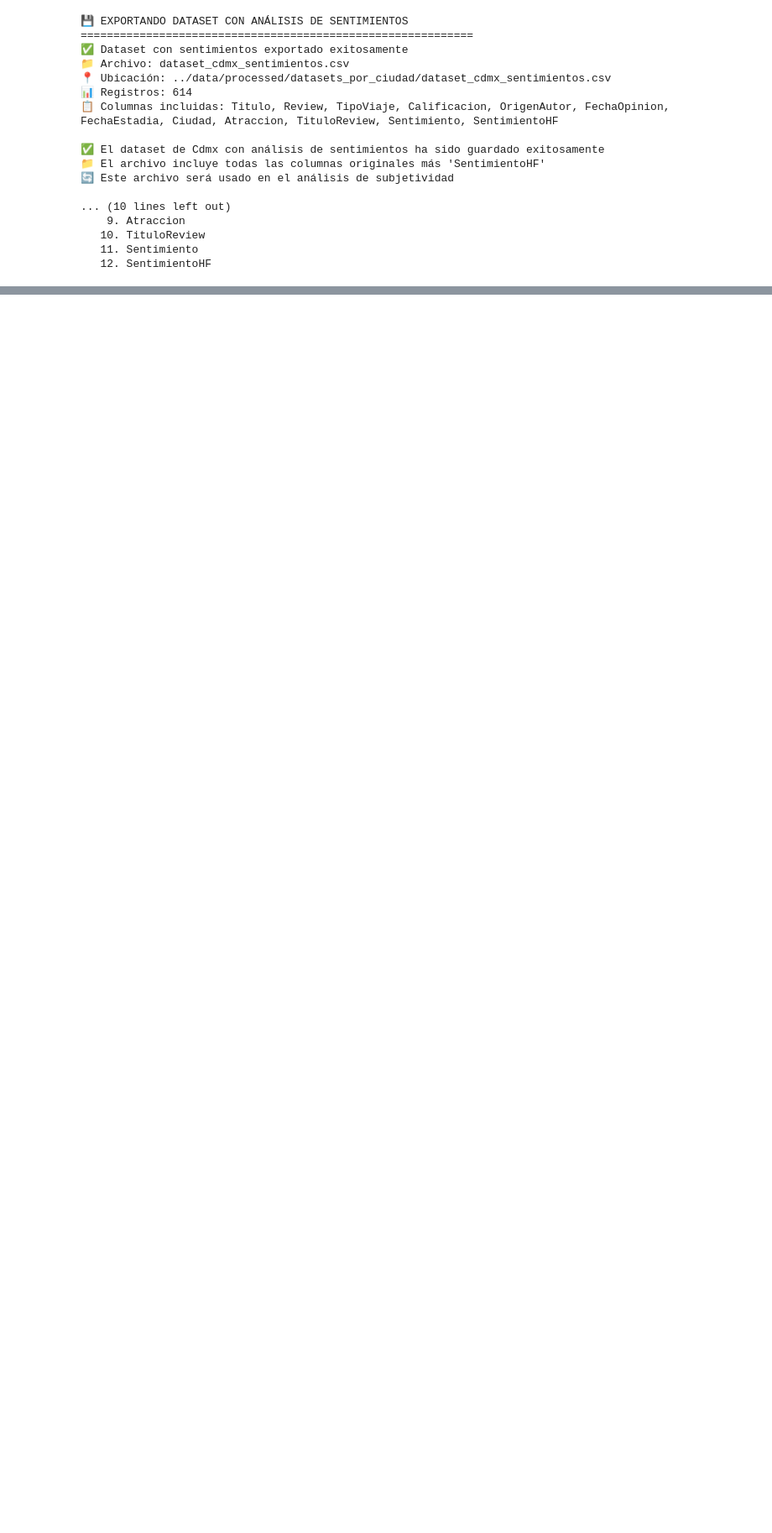
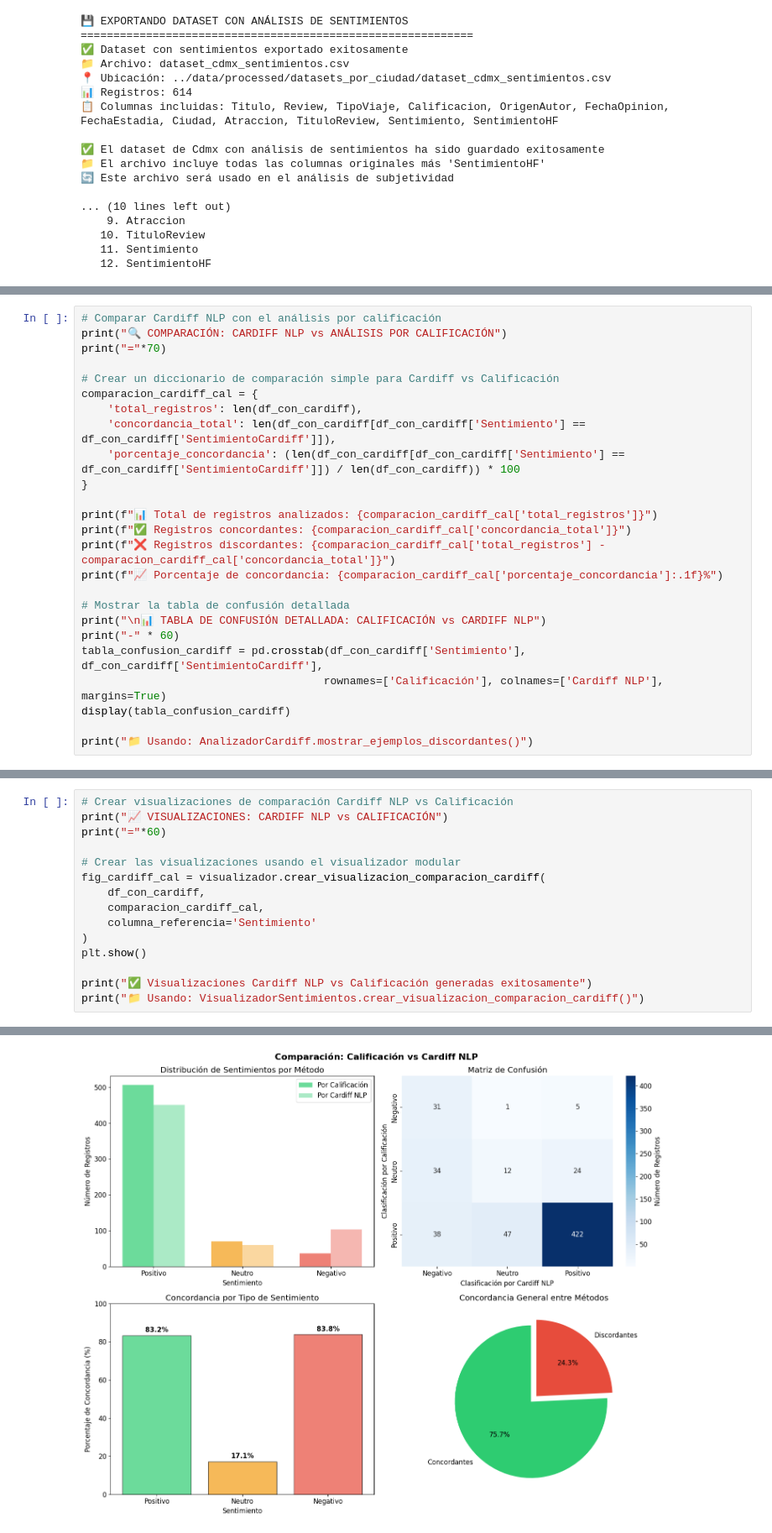
Before and after one commit to VictorWKey/AI-Tourism-Opinion-Analyzer, a Jupyter notebook: notebooks/02-analisis-de-sentimientos.ipynb, the cells around one changed output, grey strips where cells are left out. Shown at 84% size. Cells and saved outputs as stored; diff of their text form; blank space fills up the shorter version.

```diff
--- a/notebooks/02-analisis-de-sentimientos.ipynb
+++ b/notebooks/02-analisis-de-sentimientos.ipynb
@@ -499,0 +608,25 @@ for i, col in enumerate(df_con_hf.columns, 1):
+# %%
+# Comparar Cardiff NLP con el análisis por calificación
+print("🔍 COMPARACIÓN: CARDIFF NLP vs ANÁLISIS POR CALIFICACIÓN")
+print("="*70)
+
+# Crear un diccionario de comparación simple para Cardiff vs Calificación
+comparacion_cardiff_cal = {
+    'total_registros': len(df_con_cardiff),
+    'concordancia_total': len(df_con_cardiff[df_con_cardiff['Sentimiento'] == df_con_cardiff['SentimientoCardiff']]),
+    'porcentaje_concordancia': (len(df_con_cardiff[df_con_cardiff['Sentimiento'] == df_con_cardiff['SentimientoCardiff']]) / len(df_con_cardiff)) * 100
+}
+
+print(f"📊 Total de registros analizados: {comparacion_cardiff_cal['total_registros']}")
+print(f"✅ Registros concordantes: {comparacion_cardiff_cal['concordancia_total']}")
+print(f"❌ Registros discordantes: {comparacion_cardiff_cal['total_registros'] - comparacion_cardiff_cal['concordancia_total']}")
+print(f"📈 Porcentaje de concordancia: {comparacion_cardiff_cal['porcentaje_concordancia']:.1f}%")
+
+# Mostrar la tabla de confusión detallada
+print("\n📊 TABLA DE CONFUSIÓN DETALLADA: CALIFICACIÓN vs CARDIFF NLP")
+print("-" * 60)
+tabla_confusion_cardiff = pd.crosstab(df_con_cardiff['Sentimiento'], df_con_cardiff['SentimientoCardiff'],
+                                     rownames=['Calificación'], colnames=['Cardiff NLP'], margins=True)
+display(tabla_confusion_cardiff)
+
+print("📁 Usando: AnalizadorCardiff.mostrar_ejemplos_discordantes()")
@@ -499,0 +650,16 @@ for i, col in enumerate(df_con_hf.columns, 1):
+# %%
+# Crear visualizaciones de comparación Cardiff NLP vs Calificación
+print("📈 VISUALIZACIONES: CARDIFF NLP vs CALIFICACIÓN")
+print("="*60)
+
+# Crear las visualizaciones usando el visualizador modular
+fig_cardiff_cal = visualizador.crear_visualizacion_comparacion_cardiff(
+    df_con_cardiff,
+    comparacion_cardiff_cal,
+    columna_referencia='Sentimiento'
+)
+plt.show()
+
+print("✅ Visualizaciones Cardiff NLP vs Calificación generadas exitosamente")
+print("📁 Usando: VisualizadorSentimientos.crear_visualizacion_comparacion_cardiff()")
+# %% [output]
@@ -499,0 +668 @@ for i, col in enumerate(df_con_hf.columns, 1):
+[figure, added]
```
Also changed, not shown: parts of 16 cells of this notebook, 21 other files.
